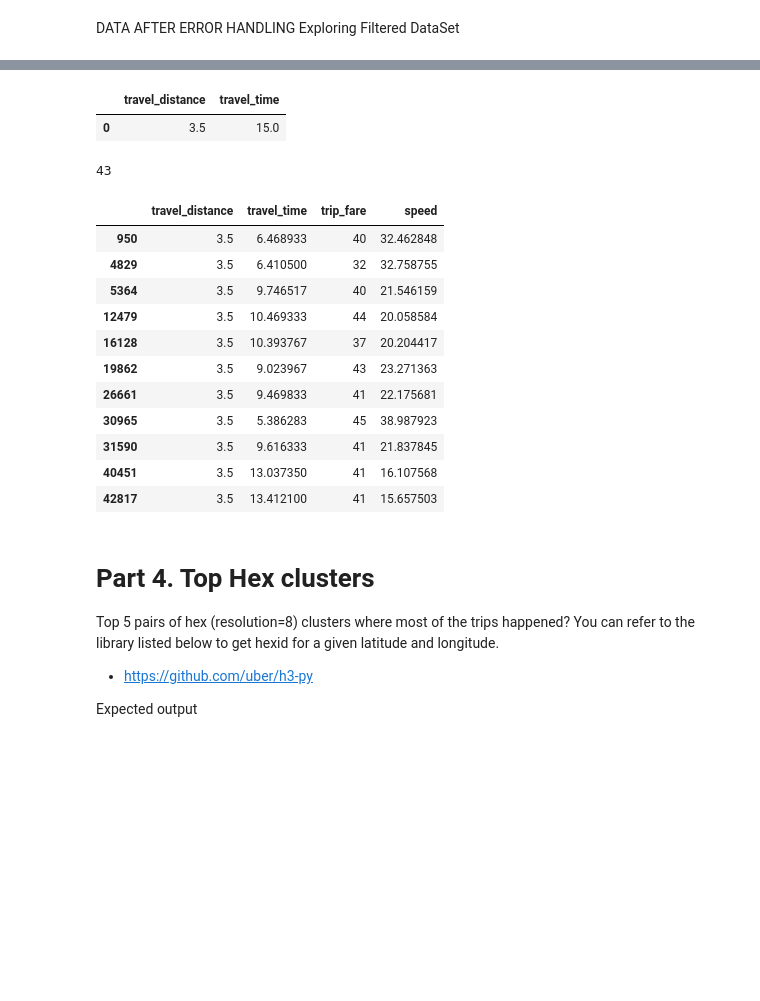
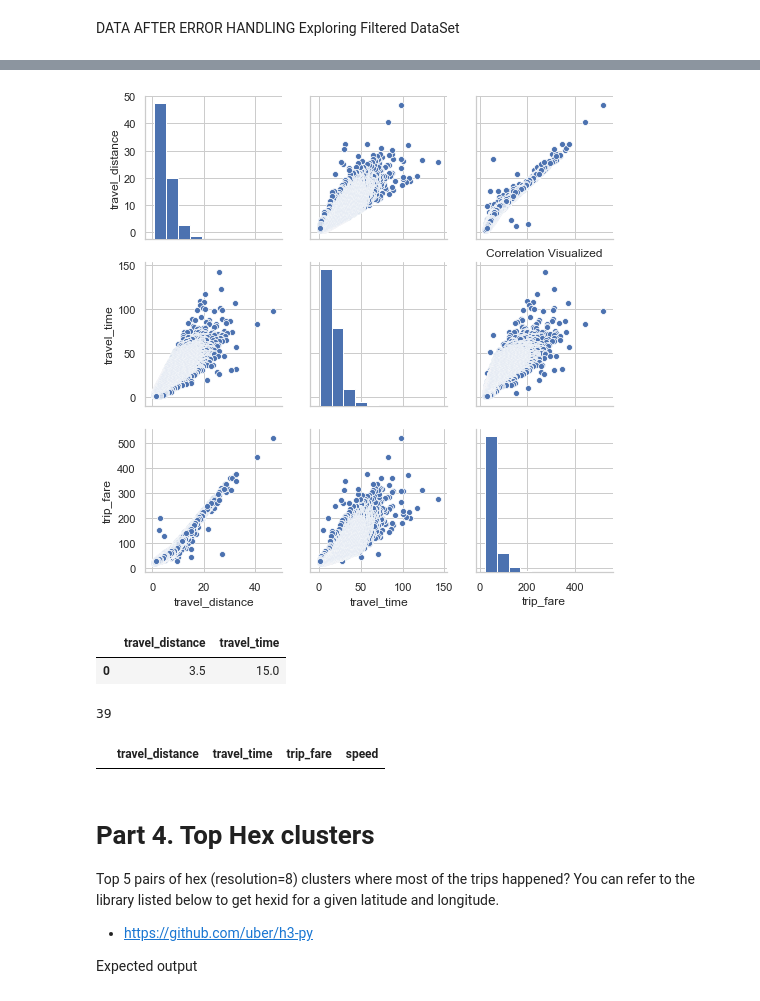
Before and after one commit to Abhinavl3v3l/RP, a Jupyter notebook: Rapido/RapidoAssignment.ipynb, the cells around one changed output, grey strips where cells are left out. Saved outputs shown, nothing was run; the diff lists cells and outputs as text; code cells hidden in the pictures; blank space fills up the shorter version.

```diff
--- a/Rapido/RapidoAssignment.ipynb
+++ b/Rapido/RapidoAssignment.ipynb
@@ -539,0 +622,7 @@ dtype: int64
+# %%
+# print(rapido_model['travel_time'].value_counts(normalize= True,bins=2))
+
+# ax = sb.distplot(rapido_model['travel_time'],hist=False);
+# rapido_model2 = rapido_model[rapido_model['travel_time']<61 ]
+rapido_model = rapido_model.sort_values('travel_time',ascending=False)
+rapido_model.head()
@@ -554,6 +653,13 @@ sb.pairplot(rapido_model[
 # Splitting into two
 train_data = rapido_model[['travel_distance','travel_time']]
 labels = rapido_model['trip_fare']
+ax = sb.pairplot(rapido_model[
+    ['travel_distance','travel_time','trip_fare']
+])
+plt.title("Correlation Visualized")
+plt.show()
+# %% [output]
+[figure, added]
 # %%
 X_train,X_test,Y_train,Y_test = train_test_split(train_data,labels,random_state=0)
 
@@ -568,25 +673,14 @@ X_test_2
 |  | travel_distance | travel_time |
 | 0 | 3.5 | 15.0 |
 # %%
-prediction = lr.predict(X_test_2)
+prediction = sgd.predict(X_test_2)
 prediction[0]
 # %% [output]
-43
+39
 # %%
-rapido_model[rapido_model['travel_distance'] == 3.5]
+rapido_model[rapido_model['travel_time'] == 3.5]
 # %% [output]
 |  | travel_distance | travel_time | trip_fare | speed |
-| 950 | 3.5 | 6.468933 | 40 | 32.462848 |
-| 4829 | 3.5 | 6.410500 | 32 | 32.758755 |
-| 5364 | 3.5 | 9.746517 | 40 | 21.546159 |
-| 12479 | 3.5 | 10.469333 | 44 | 20.058584 |
-| 16128 | 3.5 | 10.393767 | 37 | 20.204417 |
-| 19862 | 3.5 | 9.023967 | 43 | 23.271363 |
-| 26661 | 3.5 | 9.469833 | 41 | 22.175681 |
-| 30965 | 3.5 | 5.386283 | 45 | 38.987923 |
-| 31590 | 3.5 | 9.616333 | 41 | 21.837845 |
-| 40451 | 3.5 | 13.037350 | 41 | 16.107568 |
-| 42817 | 3.5 | 13.412100 | 41 | 15.657503 |
 # %% [markdown]
 # Part 4. Top Hex clusters
 Top 5 pairs of hex (resolution=8) clusters where most of the trips happened? You can refer to the
```
Also changed, not shown: parts of 34 cells of this notebook.
